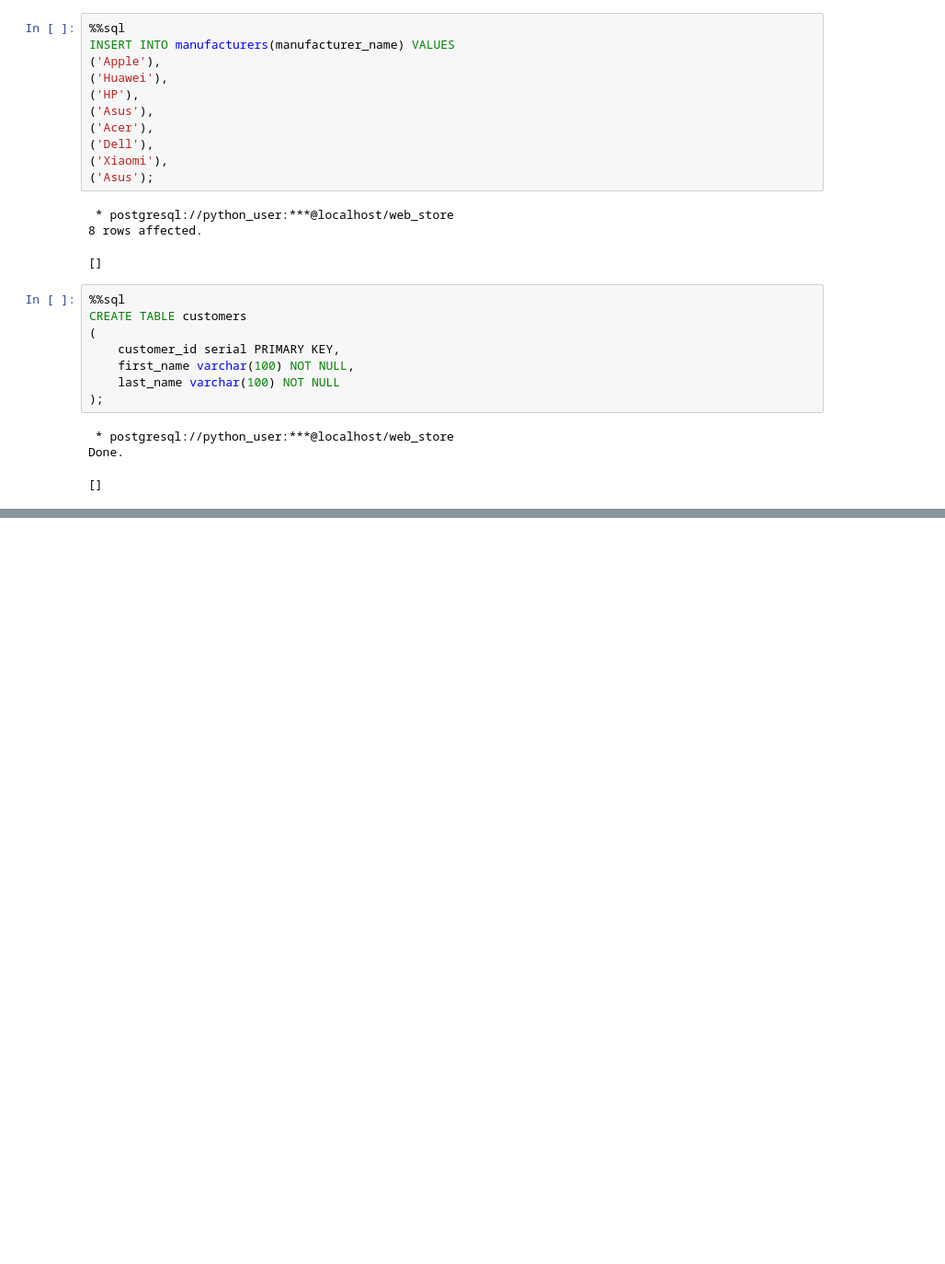
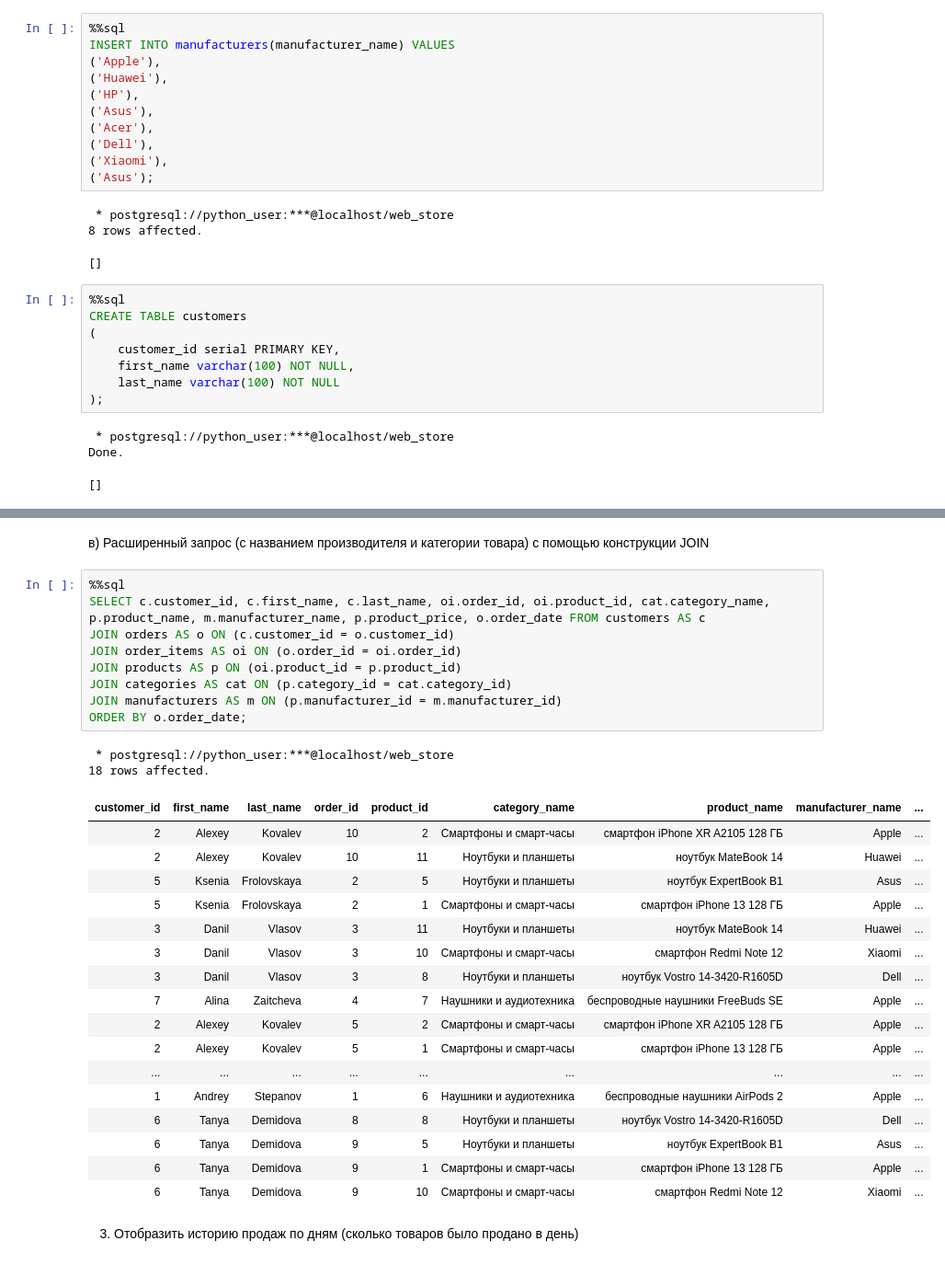
Before and after one commit to dapovich/python-start-practice, a Jupyter notebook: 11-postgresql-ipython/ipython-postgresql.ipynb, the cells around one changed output, grey strips where cells are left out. Shown at 92% size. Drawn from its saved outputs; the diff is of its cells as text; blank space fills up the shorter version.

```diff
--- a/11-postgresql-ipython/ipython-postgresql.ipynb
+++ b/11-postgresql-ipython/ipython-postgresql.ipynb
@@ -122,0 +320,33 @@ TODO: Append data to table; create request and visualize data with matplotlib
+# %% [markdown]
+в) Расширенный запрос (с названием производителя и категории товара) с помощью конструкции JOIN
+# %%
+%%sql
+SELECT c.customer_id, c.first_name, c.last_name, oi.order_id, oi.product_id, cat.category_name, p.product_name, m.manufacturer_name, p.product_price, o.order_date FROM customers AS c
+JOIN orders AS o ON (c.customer_id = o.customer_id)
+JOIN order_items AS oi ON (o.order_id = oi.order_id)
+JOIN products AS p ON (oi.product_id = p.product_id)
+JOIN categories AS cat ON (p.category_id = cat.category_id)
+JOIN manufacturers AS m ON (p.manufacturer_id = m.manufacturer_id)
+ORDER BY o.order_date;
+# %% [output]
+ * postgresql://python_user:***@localhost/web_store
+18 rows affected.
+| customer_id | first_name | last_name | order_id | product_id | category_name | product_name | manufacturer_name | ... |
+| 2 | Alexey | Kovalev | 10 | 2 | Смартфоны и смарт-часы | смартфон iPhone XR A2105 128 ГБ | Apple | ... |
+| 2 | Alexey | Kovalev | 10 | 11 | Ноутбуки и планшеты | ноутбук MateBook 14 | Huawei | ... |
+| 5 | Ksenia | Frolovskaya | 2 | 5 | Ноутбуки и планшеты | ноутбук ExpertBook B1 | Asus | ... |
+| 5 | Ksenia | Frolovskaya | 2 | 1 | Смартфоны и смарт-часы | смартфон iPhone 13 128 ГБ | Apple | ... |
+| 3 | Danil | Vlasov | 3 | 11 | Ноутбуки и планшеты | ноутбук MateBook 14 | Huawei | ... |
+| 3 | Danil | Vlasov | 3 | 10 | Смартфоны и смарт-часы | смартфон Redmi Note 12 | Xiaomi | ... |
+| 3 | Danil | Vlasov | 3 | 8 | Ноутбуки и планшеты | ноутбук Vostro 14-3420-R1605D | Dell | ... |
+| 7 | Alina | Zaitcheva | 4 | 7 | Наушники и аудиотехника | беспроводные наушники FreeBuds SE | Apple | ... |
+| 2 | Alexey | Kovalev | 5 | 2 | Смартфоны и смарт-часы | смартфон iPhone XR A2105 128 ГБ | Apple | ... |
+| 2 | Alexey | Kovalev | 5 | 1 | Смартфоны и смарт-часы | смартфон iPhone 13 128 ГБ | Apple | ... |
+| ... | ... | ... | ... | ... | ... | ... | ... | ... |
+| 1 | Andrey | Stepanov | 1 | 6 | Наушники и аудиотехника | беспроводные наушники AirPods 2 | Apple | ... |
+| 6 | Tanya | Demidova | 8 | 8 | Ноутбуки и планшеты | ноутбук Vostro 14-3420-R1605D | Dell | ... |
+| 6 | Tanya | Demidova | 9 | 5 | Ноутбуки и планшеты | ноутбук ExpertBook B1 | Asus | ... |
+| 6 | Tanya | Demidova | 9 | 1 | Смартфоны и смарт-часы | смартфон iPhone 13 128 ГБ | Apple | ... |
+| 6 | Tanya | Demidova | 9 | 10 | Смартфоны и смарт-часы | смартфон Redmi Note 12 | Xiaomi | ... |
+# %% [markdown]
+3. Отобразить историю продаж по дням (сколько товаров было продано в день)
```
Also changed, not shown: parts of 25 cells of this notebook, 1 other file.
